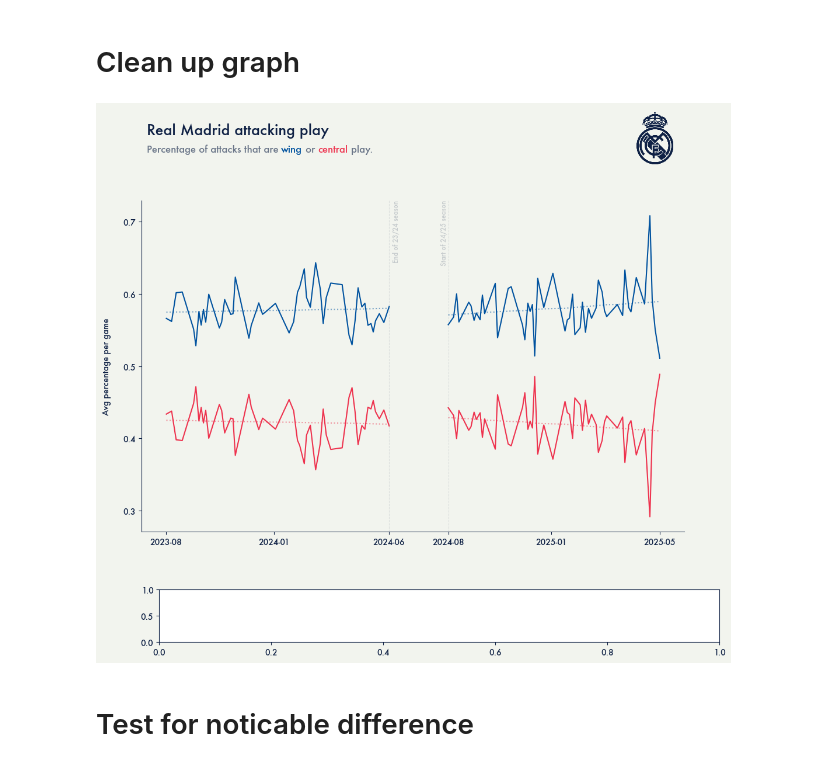
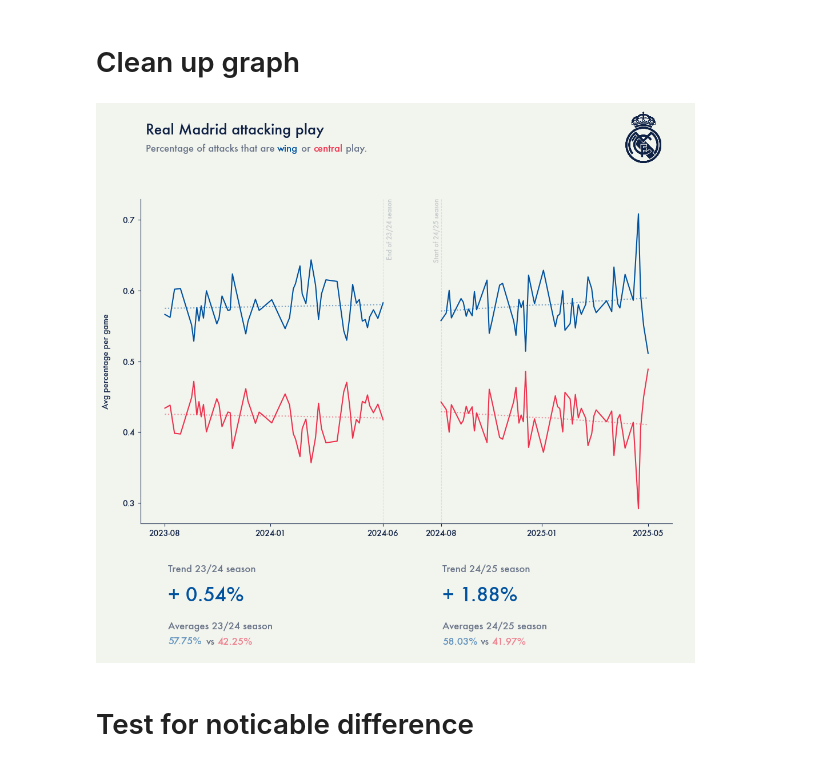
Before and after one commit to MarijnSt/soccermatics-project-3, a Jupyter notebook: central_versus_wing_play.ipynb, the cells around one changed output. Cells and saved outputs as stored; diff of their text form; code cells hidden in the pictures.

Commit message:
added trend and averages to graph

```diff
--- a/central_versus_wing_play.ipynb
+++ b/central_versus_wing_play.ipynb
@@ -467,6 +467,8 @@ secondary_color = "#EE324E"
 
 # Font
 font = 'Futura'
+h1_size = 18
+p_size = 12
 # %%
 # Init plot
 fig = plt.figure(figsize=(12, 9))
@@ -513,17 +515,15 @@ ax.set_xticklabels([d.strftime('%Y-%m') for d in tick_dates])
 # Starting coordinates for titles
 x0 = 0.01
 y0 = 0.4
-fontsize = 12
 alpha = 0.6
 
-
 # Title and subtitle in title_ax
-title_ax.text(x0, y0 + 0.5, 'Real Madrid attacking play', fontweight='bold', fontsize=18, ha='left', va='center')
-title_ax.text(x0, y0, 'Percentage of attacks that are ', fontsize=fontsize, alpha=alpha, ha='left', va='center', color=dark_color)
-title_ax.text(x0 + 0.247, y0 - 0.01, 'wing', fontsize=fontsize, ha='left', va='center', color=primary_color)
-title_ax.text(x0 + 0.287, y0 - 0.01, ' or ', fontsize=fontsize, alpha=alpha, ha='left', va='center', color=dark_color)
-title_ax.text(x0 + 0.315, y0 - 0.01, 'central', fontsize=fontsize, ha='left', va='center', color=secondary_color)
-title_ax.text(x0 + 0.37, y0 - 0.01, ' play.', fontsize=fontsize, alpha=alpha, ha='left', va='center', color=dark_color)
+title_ax.text(x0, y0 + 0.5, 'Real Madrid attacking play', fontweight='bold', fontsize=h1_size, ha='left', va='center')
+title_ax.text(x0, y0, 'Percentage of attacks that are ', fontsize=p_size, alpha=alpha, ha='left', va='center', color=dark_color)
+title_ax.text(x0 + 0.247, y0 - 0.01, 'wing', fontsize=p_size, ha='left', va='center', color=primary_color)
+title_ax.text(x0 + 0.287, y0 - 0.01, ' or ', fontsize=p_size, alpha=alpha, ha='left', va='center', color=dark_color)
+title_ax.text(x0 + 0.315, y0 - 0.01, 'central', fontsize=p_size, ha='left', va='center', color=secondary_color)
+title_ax.text(x0 + 0.37, y0 - 0.01, ' play.', fontsize=p_size, alpha=alpha, ha='left', va='center', color=dark_color)
 
 # Add PL logo to title_ax
 logo = mpimg.imread('rm-logo.png')
@@ -546,40 +546,68 @@ def plot_trendline(df, model, color, linestyle):
 plot_trendline(season_ts_23_24, model_wing_23_24, primary_color, ':')
 plot_trendline(season_ts_24_25, model_wing_24_25, primary_color, ':')
 plot_trendline(season_ts_23_24, model_central_23_24, secondary_color, ':')
 plot_trendline(season_ts_24_25, model_central_24_25, secondary_color, ':')
 
 # Add vertical lines on end of season 23-24 and start of season 24-25
 ax.axvline(x=season_ts_23_24.index[-1], color=dark_color, linestyle='--', linewidth=.75, alpha=0.1)
 ax.axvline(x=season_ts_24_25.index[0], color=dark_color, linestyle='--', linewidth=.75, alpha=0.1)
 
 # Add text to vertical lines
 end_23_24 = season_ts_23_24.index[-1] + timedelta(days=4)
 ax.text(end_23_24, 0.73, 'End of 23/24 season', color=dark_color, fontsize=8, ha='left', va='top', rotation=90, alpha=0.2)
 end_24_25 = season_ts_24_25.index[0] + timedelta(days=-1)
 ax.text(end_24_25, 0.73, 'Start of 24/25 season', color=dark_color, fontsize=8, ha='right', va='top', rotation=90, alpha=0.2)
 
-# Custom legend
-legend_ax = fig.add_axes([0.15, -0.1, 0.8, 0.1])  # [left, bottom, width, height]
-#legend_ax.axis('off')  # Hide the axes
+# Init custom legend
+legend_ax = fig.add_axes([0.125, -0.15, 0.8, 0.2])  # [left, bottom, width, height]
+legend_ax.axis('off')  # Hide the axes
+padding = 0.25
+margin = 0.55
+legend_x0 = 0.05
+legend_x1 = 0.55
+legend_y0 = 0.85
+legend_y1 = legend_y0 - padding
+legend_y2 = legend_y0 - margin
+legend_y3 = legend_y0 - margin - 0.15
 
-# Create legend handles and labels using scatter plots
-# legend_handles = [ax.scatter([], [], color=role_colors[role], alpha=.5, s=100) for role in role_colors]
-# legend_labels = ["Goalkeepers", "Defenders", "Midfielders", "Forwards"]
-# legend_ax.legend(legend_handles, legend_labels, loc='center', ncol=len(role_colors), frameon=False, fontsize=12)
+# Calculate averages
+avg_wing_23_24 = season_ts_23_24['wing_percentage'].mean()
+avg_central_23_24 = season_ts_23_24['central_percentage'].mean()
+avg_wing_24_25 = season_ts_24_25['wing_percentage'].mean()
+avg_central_24_25 = season_ts_24_25['central_percentage'].mean()
+
+# Plot trends
+legend_ax.text(legend_x0, legend_y0, "Trend 23/24 season", color=dark_color, fontsize=p_size, ha='left', va='center', alpha=alpha)
+legend_ax.text(legend_x1, legend_y0, "Trend 24/25 season", color=dark_color, fontsize=p_size, ha='left', va='center', alpha=alpha)
+legend_ax.text(legend_x0, legend_y1, f'+ {trend_wing_23_24:.2f}%', color=primary_color, fontsize=24, ha='left', va='center')
+legend_ax.text(legend_x1, legend_y1, f'+ {trend_wing_24_25:.2f}%', color=primary_color, fontsize=24, ha='left', va='center')
+
+# Plot averages
+legend_ax.text(legend_x0, legend_y2, 'Averages 23/24 season', fontsize=p_size, ha='left', va='center', alpha=alpha)
+legend_ax.text(legend_x1, legend_y2, 'Averages 24/25 season', fontsize=p_size, ha='left', va='center', alpha=alpha)
+
+legend_ax.text(legend_x0, legend_y3, f'{avg_wing_23_24:.2%}', color=primary_color, fontsize=p_size, ha='left', va='center', alpha=alpha)
+legend_ax.text(legend_x0 + 0.07, legend_y3, 'vs', fontsize=p_size, ha='left', va='center', alpha=alpha)
+legend_ax.text(legend_x0 + 0.09, legend_y3, f'{avg_central_23_24:.2%}', color=secondary_color, fontsize=p_size, ha='left', va='center', alpha=alpha)
+
+legend_ax.text(legend_x1, legend_y3, f'{avg_wing_24_25:.2%}', color=primary_color, fontsize=p_size, ha='left', va='center', alpha=alpha)
+legend_ax.text(legend_x1 + 0.07, legend_y3, 'vs', fontsize=p_size, ha='left', va='center', alpha=alpha)
+legend_ax.text(legend_x1 + 0.09, legend_y3, f'{avg_central_24_25:.2%}', color=secondary_color, fontsize=p_size, ha='left', va='center', alpha=alpha)
+
 
 # Remove spines
 ax.spines['top'].set_visible(False)
 ax.spines['right'].set_visible(False)
 
 # Adjust layout and margins
 plt.savefig('wing-vs-central-play.png',
             bbox_inches='tight',
             pad_inches=0.5,
             facecolor=background_color,
             dpi=300)
 
 plt.show()
 # %% [output]
-[figure, old version]
+[figure, new version]
 # %% [markdown]
 # Test for noticable difference
```
Also changed, not shown: 1 other file.
